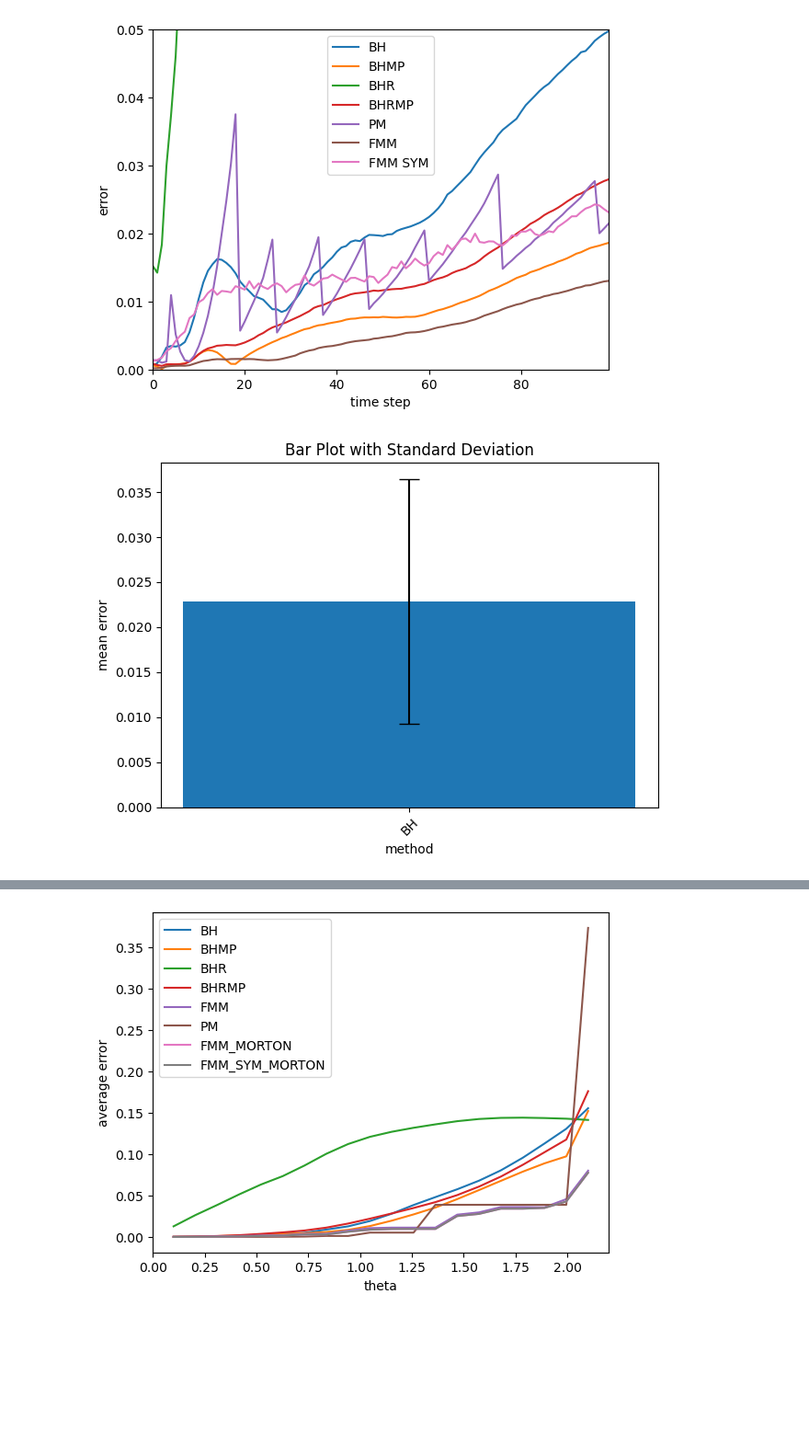
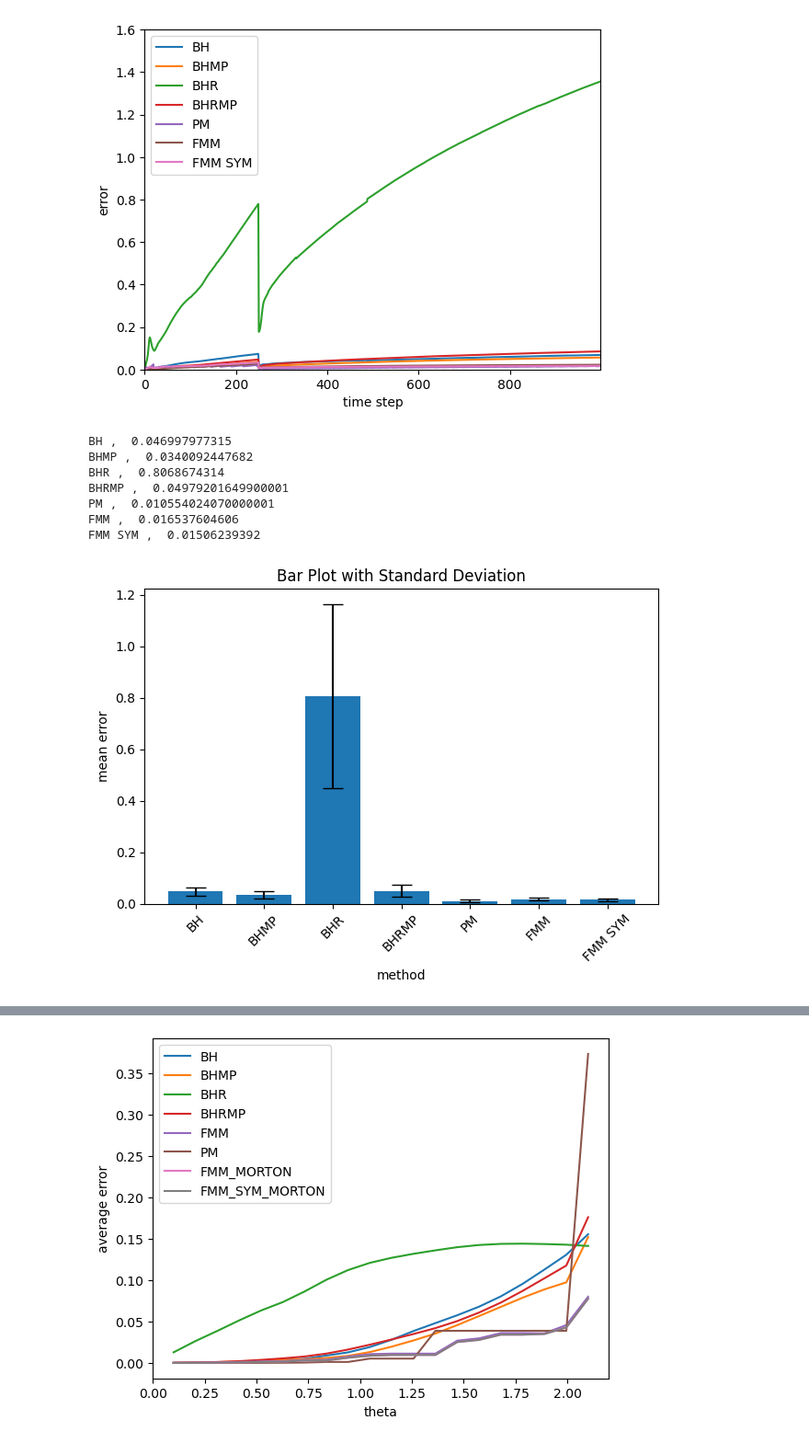
Before and after one commit to LucasFurer/MasterThesisLucas, a Jupyter notebook: grapher.ipynb, the cells around one changed output, grey strips where cells are left out. Shown at 92% size. Saved outputs shown, nothing was run; the diff lists cells and outputs as text; code cells hidden in the pictures; blank space fills up the shorter version.

Commit message:
increased naive speed, fixed naive critical bug and updated the tests

```diff
--- a/grapher.ipynb
+++ b/grapher.ipynb
@@ -19,6 +19,7 @@ typeColor = {
     "FMM" :     plotColors[5],
     "FMM SYM" : plotColors[6],
     "naive" :          plotColors[7],
+    #"test" :          plotColors[8],
 }
 
 
@@ -95,9 +96,10 @@ def plotBar(locationLabels, xName, yName, plotSaveName):
         data = pd.read_csv(file, header=None)
         values = data[1].astype(float)
 
-        means.append(values.mean())
+        mean_i = values.mean()
+        print(label, ", ", mean_i)
+        means.append(mean_i)
         std.append(values.std())
-
 
 
 
@@ -144,7 +146,7 @@ def findTime(csvPath, target=1.0):
     #print(f"No two z-values found surrounding {targe"t}")
     return None
 # %%
-pointAmount = "10000"
+pointAmount = "70000"
 theta = "0.5"
 dataSet = "MNIST_digits"
 perp = "30"
@@ -158,34 +160,42 @@ custom_labels = {
     os.path.join("graphCSV", dataSet, pointAmount, "perp" + perp, "tsneErrorTimestepPM_point"             + pointAmount + "_perp" + perp + "_theta" + theta + "_dataset" + dataSet + ".csv"): "PM",
     os.path.join("graphCSV", dataSet, pointAmount, "perp" + perp, "tsneErrorTimestepFMM_MORTON_point"     + pointAmount + "_perp" + perp + "_theta" + theta + "_dataset" + dataSet + ".csv"): "FMM",
     os.path.join("graphCSV", dataSet, pointAmount, "perp" + perp, "tsneErrorTimestepFMM_SYM_MORTON_point" + pointAmount + "_perp" + perp + "_theta" + theta + "_dataset" + dataSet + ".csv"): "FMM SYM",
+    #os.path.join("graphCSV", dataSet, pointAmount, "perp" + perp, "tsneErrorTimesteptest_point"           + pointAmount + "_perp" + perp + "_theta" + theta + "_dataset" + dataSet + ".csv"): "test",
 }
 
 #plotGraph(custom_labels, 0, 1000,"time step", "error", "plotOutput/lines_plot.png", False, None, None, None, None)
-x_range = 100
-y_range = 0.05
+x_range = 1000
+y_range = 1.6
 plotGraph(custom_labels, 0, x_range,"time step", "error", "plotOutput/lines_plot.png", False, 0.0, x_range-1, 0.0, y_range)
 # %% [output]
-[figure, old version]
+[figure, new version]
 # %%
-pointAmount = "10000"
+pointAmount = "70000"
 theta = "0.5"
 dataSet = "MNIST_digits"
 perp = "30"
 
 custom_labels = {
     os.path.join("graphCSV", dataSet, pointAmount, "perp" + perp, "tsneErrorTimestepBH_point"             + pointAmount + "_perp" + perp + "_theta" + theta + "_dataset" + dataSet + ".csv"): "BH",
-    #os.path.join("graphCSV", dataSet, pointAmount, "perp" + perp, "tsneErrorTimestepBHMP_point"           + pointAmount + "_perp" + perp + "_theta" + theta + "_dataset" + dataSet + ".csv"): "BHMP",
-    #os.path.join("graphCSV", dataSet, pointAmount, "perp" + perp, "tsneErrorTimestepBHR_point"            + pointAmount + "_perp" + perp + "_theta" + theta + "_dataset" + dataSet + ".csv"): "BHR",
-    #os.path.join("graphCSV", dataSet, pointAmount, "perp" + perp, "tsneErrorTimestepBHRMP_point"          + pointAmount + "_perp" + perp + "_theta" + theta + "_dataset" + dataSet + ".csv"): "BHRMP",
+    os.path.join("graphCSV", dataSet, pointAmount, "perp" + perp, "tsneErrorTimestepBHMP_point"           + pointAmount + "_perp" + perp + "_theta" + theta + "_dataset" + dataSet + ".csv"): "BHMP",
+    os.path.join("graphCSV", dataSet, pointAmount, "perp" + perp, "tsneErrorTimestepBHR_point"            + pointAmount + "_perp" + perp + "_theta" + theta + "_dataset" + dataSet + ".csv"): "BHR",
+    os.path.join("graphCSV", dataSet, pointAmount, "perp" + perp, "tsneErrorTimestepBHRMP_point"          + pointAmount + "_perp" + perp + "_theta" + theta + "_dataset" + dataSet + ".csv"): "BHRMP",
     #os.path.join("graphCSV", dataSet, pointAmount, "perp" + perp, "tsneErrorTimestepFMM_point"            + pointAmount + "_perp" + perp + "_theta" + theta + "_dataset" + dataSet + ".csv"): "FMM",
-    #os.path.join("graphCSV", dataSet, pointAmount, "perp" + perp, "tsneErrorTimestepPM_point"             + pointAmount + "_perp" + perp + "_theta" + theta + "_dataset" + dataSet + ".csv"): "PM",
-    #os.path.join("graphCSV", dataSet, pointAmount, "perp" + perp, "tsneErrorTimestepFMM_MORTON_point"     + pointAmount + "_perp" + perp + "_theta" + theta + "_dataset" + dataSet + ".csv"): "FMM_MORTON",
-    #os.path.join("graphCSV", dataSet, pointAmount, "perp" + perp, "tsneErrorTimestepFMM_SYM_MORTON_point" + pointAmount + "_perp" + perp + "_theta" + theta + "_dataset" + dataSet + ".csv"): "FMM_SYM_MORTON",
+    os.path.join("graphCSV", dataSet, pointAmount, "perp" + perp, "tsneErrorTimestepPM_point"             + pointAmount + "_perp" + perp + "_theta" + theta + "_dataset" + dataSet + ".csv"): "PM",
+    os.path.join("graphCSV", dataSet, pointAmount, "perp" + perp, "tsneErrorTimestepFMM_MORTON_point"     + pointAmount + "_perp" + perp + "_theta" + theta + "_dataset" + dataSet + ".csv"): "FMM",
+    os.path.join("graphCSV", dataSet, pointAmount, "perp" + perp, "tsneErrorTimestepFMM_SYM_MORTON_point" + pointAmount + "_perp" + perp + "_theta" + theta + "_dataset" + dataSet + ".csv"): "FMM SYM",
 }
 
 plotBar(custom_labels, "method", "mean error", "plotOutput/lines_plot.png")
 # %% [output]
+BH ,  0.046997977315
+BHMP ,  0.0340092447682
+BHR ,  0.8068674314
+BHRMP ,  0.04979201649900001
+PM ,  0.010554024070000001
+FMM ,  0.016537604606
+FMM SYM ,  0.01506239392
-[figure, old version]
+[figure, new version]
 # %%
 pointAmount = "10000"
 dataSet = "MNIST_digits"
```
Also changed, not shown: parts of 1 cell of this notebook, 5 other files.
